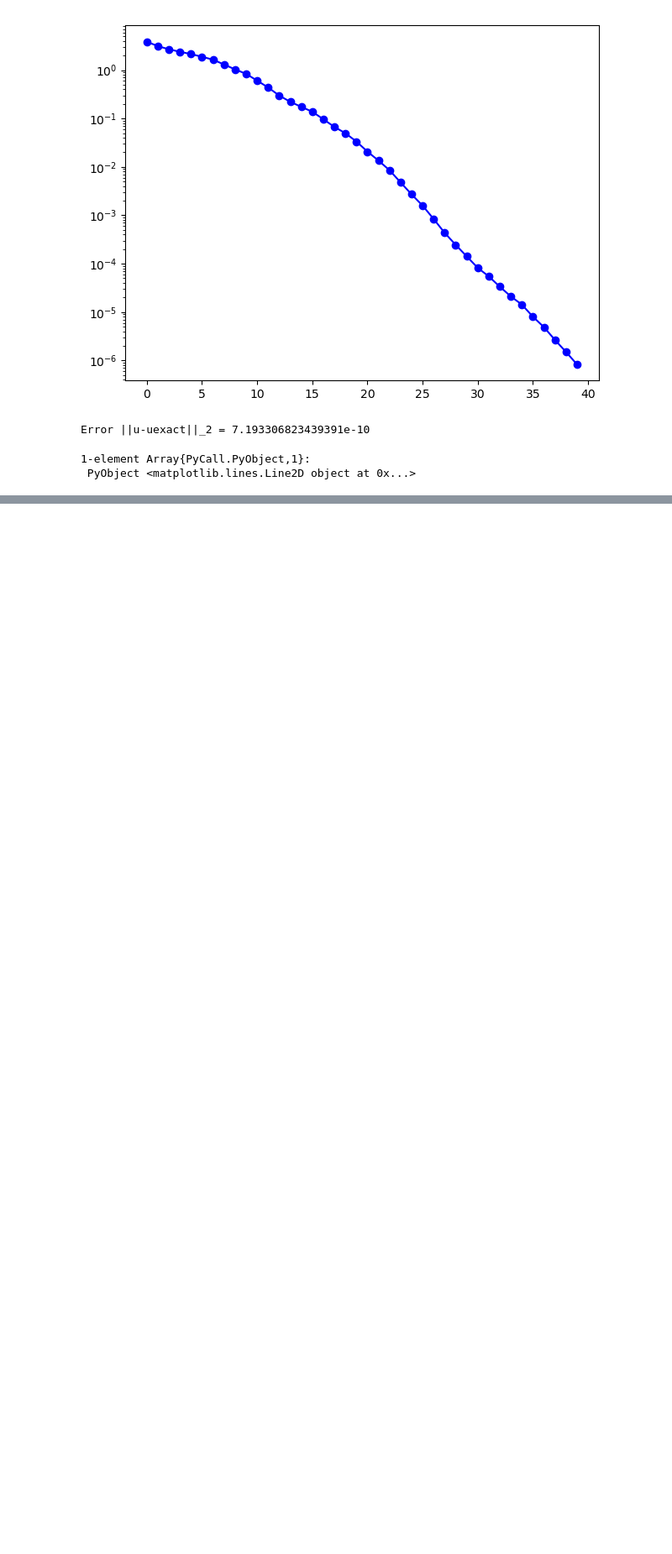
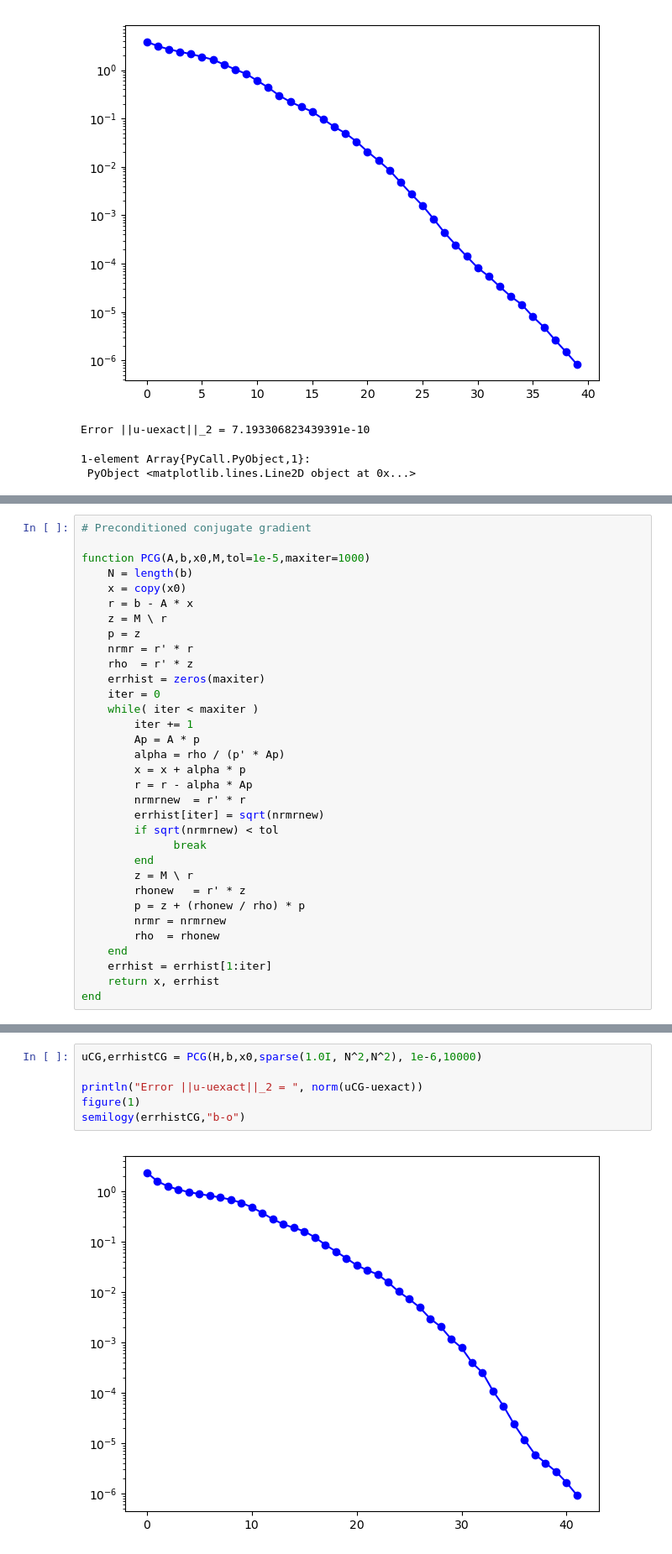
Before and after one commit to zhucer2003/2018Fall_228A, a Jupyter notebook: notebooks/KrylovLaplace.ipynb, the cells around one changed output, grey strips where cells are left out. Shown at 84% size. Saved outputs shown, nothing was run; the diff lists cells and outputs as text; blank space fills up the shorter version.

```diff
--- a/notebooks/KrylovLaplace.ipynb
+++ b/notebooks/KrylovLaplace.ipynb
@@ -294,0 +361,33 @@ Error ||u-uexact||_2 = 7.193306823439391e-10
+# %%
+# Preconditioned conjugate gradient
+
+function PCG(A,b,x0,M,tol=1e-5,maxiter=1000)
+    N = length(b)
+    x = copy(x0)
+    r = b - A * x
+    z = M \ r
+    p = z
+    nrmr = r' * r
+    rho  = r' * z
+    errhist = zeros(maxiter)
+    iter = 0
+    while( iter < maxiter )
+        iter += 1
+        Ap = A * p
+        alpha = rho / (p' * Ap)
+        x = x + alpha * p
+        r = r - alpha * Ap
+        nrmrnew  = r' * r
+        errhist[iter] = sqrt(nrmrnew)
+        if sqrt(nrmrnew) < tol
+              break
+        end
+        z = M \ r
+        rhonew   = r' * z
+        p = z + (rhonew / rho) * p
+        nrmr = nrmrnew
+        rho  = rhonew
+    end
+    errhist = errhist[1:iter]
+    return x, errhist
+end
@@ -294,0 +396,8 @@ Error ||u-uexact||_2 = 7.193306823439391e-10
+# %%
+uCG,errhistCG = PCG(H,b,x0,sparse(1.0I, N^2,N^2), 1e-6,10000)
+
+println("Error ||u-uexact||_2 = ", norm(uCG-uexact))
+figure(1)
+semilogy(errhistCG,"b-o")
+# %% [output]
+[figure, added]
```
Also changed, not shown: parts of 9 cells of this notebook, 4 other files.
